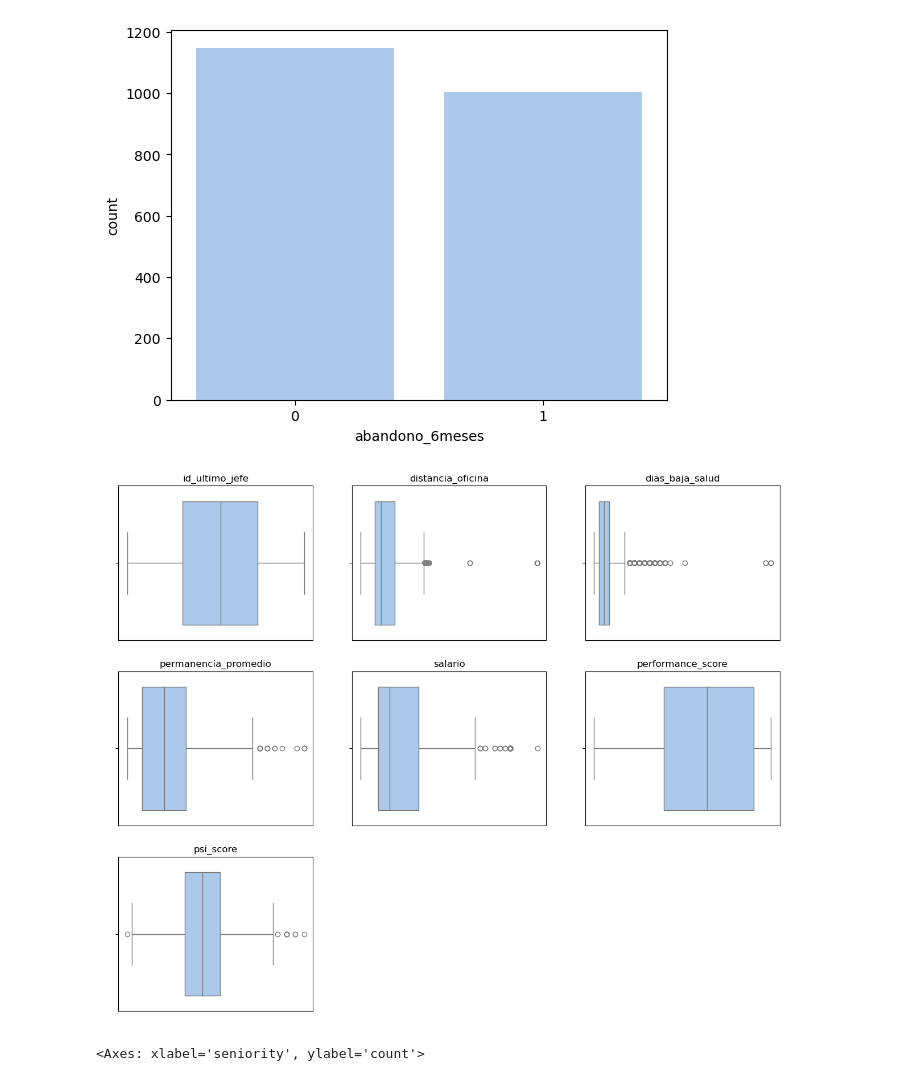
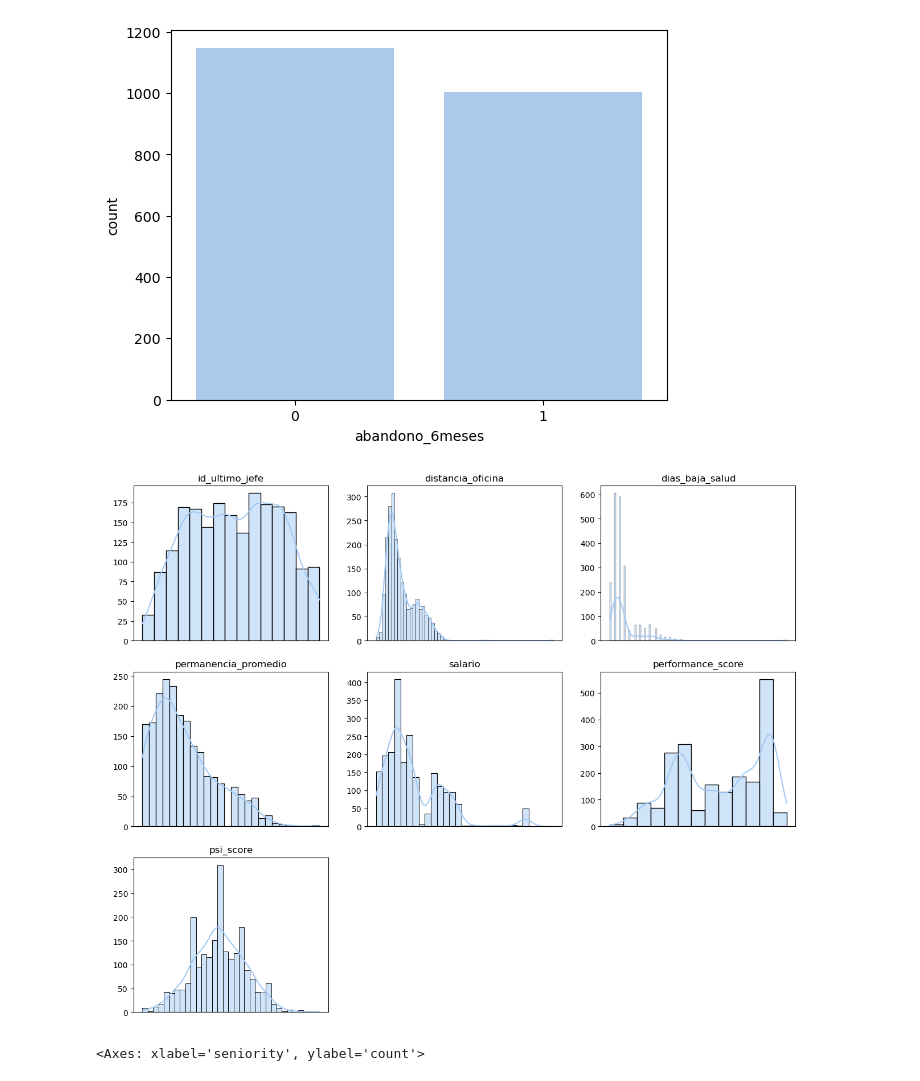
Before and after one commit to itsandregil/indra-hackathon, a Jupyter notebook: 00_exploracion.ipynb, the cells around one changed output. Cells and saved outputs as stored; diff of their text form; code cells hidden in the pictures.

```diff
--- a/00_exploracion.ipynb
+++ b/00_exploracion.ipynb
@@ -178,25 +178,25 @@ plt.show()
 # %%
 # Seleccionar variables numericas
 num_cols = [cname for cname in df_analysis.columns if df_analysis[cname].dtype in ['int', 'float']]
 num_cols.remove('seniority')
 num_cols.remove('abandono_6meses')
 
 # Mostrar distribucion para cada variable numerica
 plt.figure(figsize=(15, 12))
 grid = gridspec.GridSpec(3, 3)
 
 for idx, col in enumerate(num_cols):
     ax = plt.subplot(grid[idx])
-    sns.boxplot(x=col, data=df)
+    sns.histplot(x=col, data=df, kde=True)
     # Ajustes de las graficas
     ax.set_xlabel(" ")
     ax.set_ylabel(" ")
     ax.set_title(f"{col}")
     ax.set_xticks([])
 
 plt.show()
 # %% [output]
-[figure, old version]
+[figure, new version]
 # %%
 sns.countplot(data=df_analysis, x='seniority')
 # %% [output]
```
Also changed, not shown: parts of 1 cell of this notebook, 7 other files.
